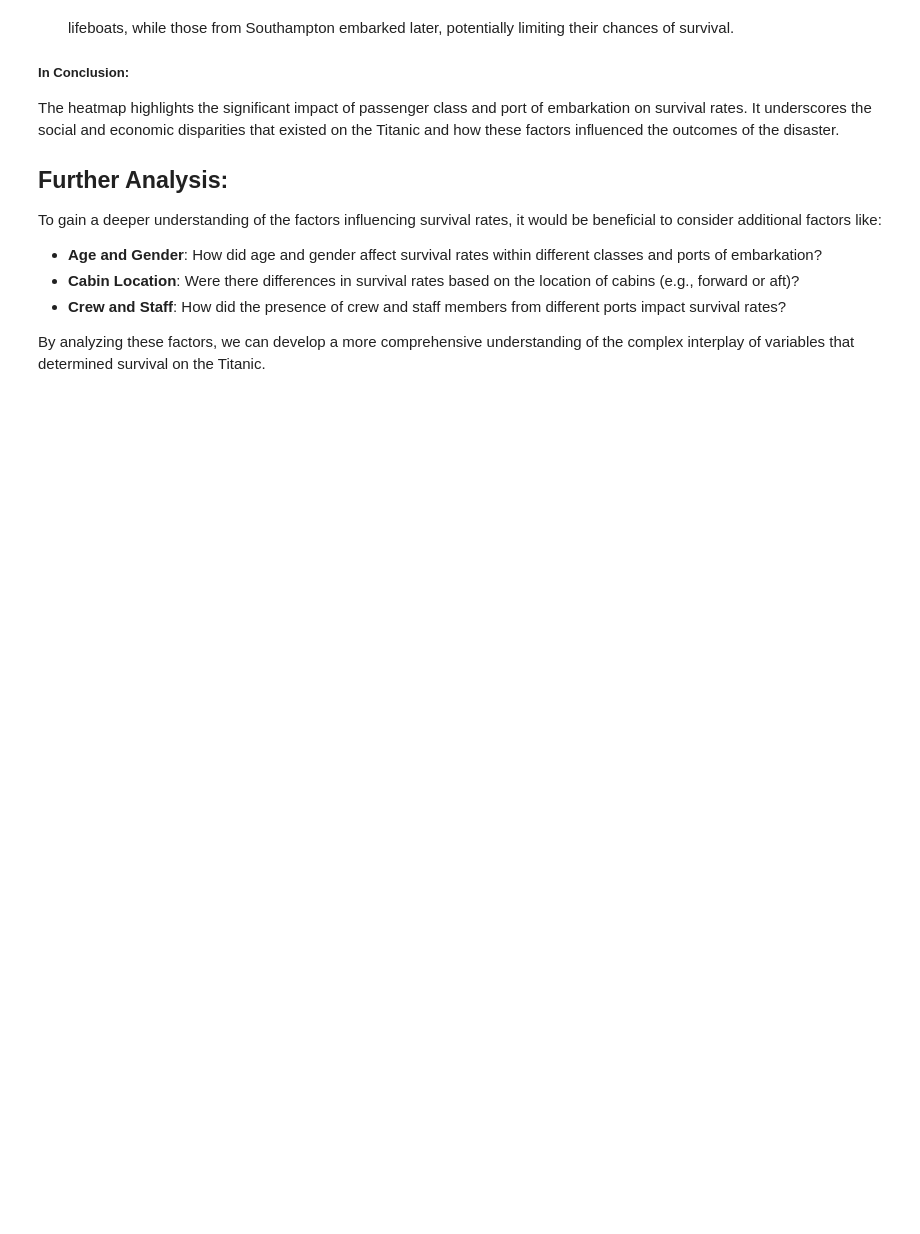
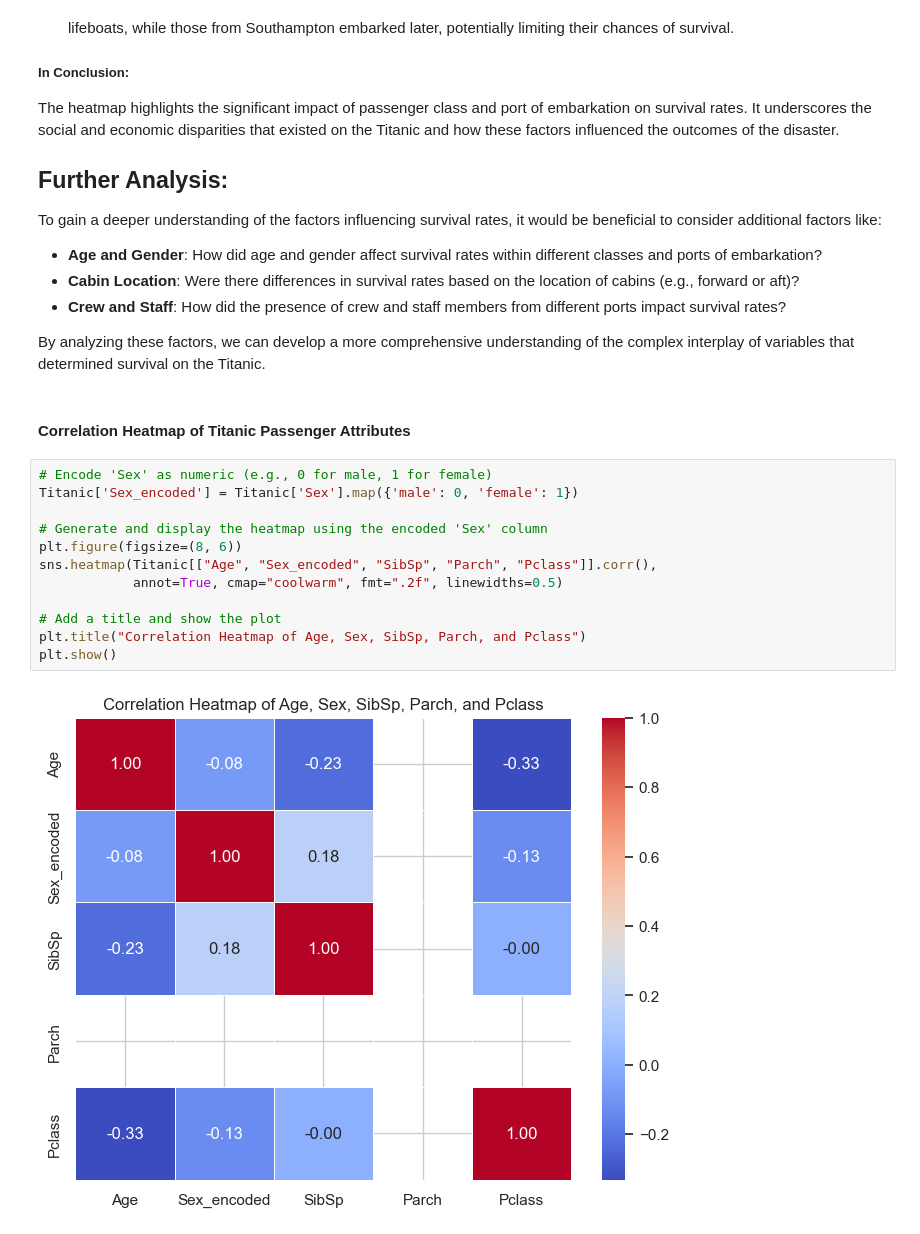
Before and after one commit to SnitTeshome/PRODIGY_DS_02, a Jupyter notebook: Task -02.ipynb, the cells around one changed output. Saved outputs shown, nothing was run; the diff lists cells and outputs as text; blank space fills up the shorter version.

```diff
--- a/Task -02.ipynb
+++ b/Task -02.ipynb
@@ -1231,3 +1212,19 @@ To gain a deeper understanding of the factors influencing survival rates, it wou
 - **Crew and Staff**: How did the presence of crew and staff members from different ports impact survival rates?
 
 By analyzing these factors, we can develop a more comprehensive understanding of the complex interplay of variables that determined survival on the Titanic.
+# %% [markdown]
+#### Correlation Heatmap of Titanic Passenger Attributes
+# %%
+# Encode 'Sex' as numeric (e.g., 0 for male, 1 for female)
+Titanic['Sex_encoded'] = Titanic['Sex'].map({'male': 0, 'female': 1})
+
+# Generate and display the heatmap using the encoded 'Sex' column
+plt.figure(figsize=(8, 6))
+sns.heatmap(Titanic[["Age", "Sex_encoded", "SibSp", "Parch", "Pclass"]].corr(),
+            annot=True, cmap="coolwarm", fmt=".2f", linewidths=0.5)
+
+# Add a title and show the plot
+plt.title("Correlation Heatmap of Age, Sex, SibSp, Parch, and Pclass")
+plt.show()
+# %% [output]
+[figure, added]
```
Also changed, not shown: parts of 14 cells of this notebook.
